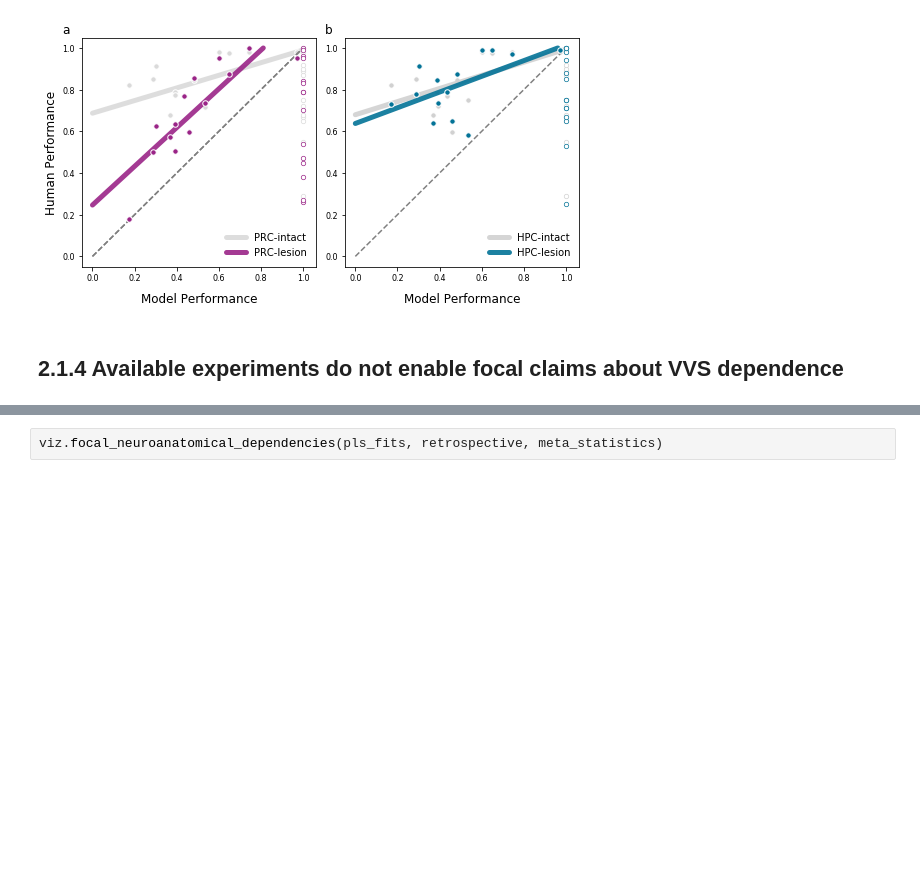
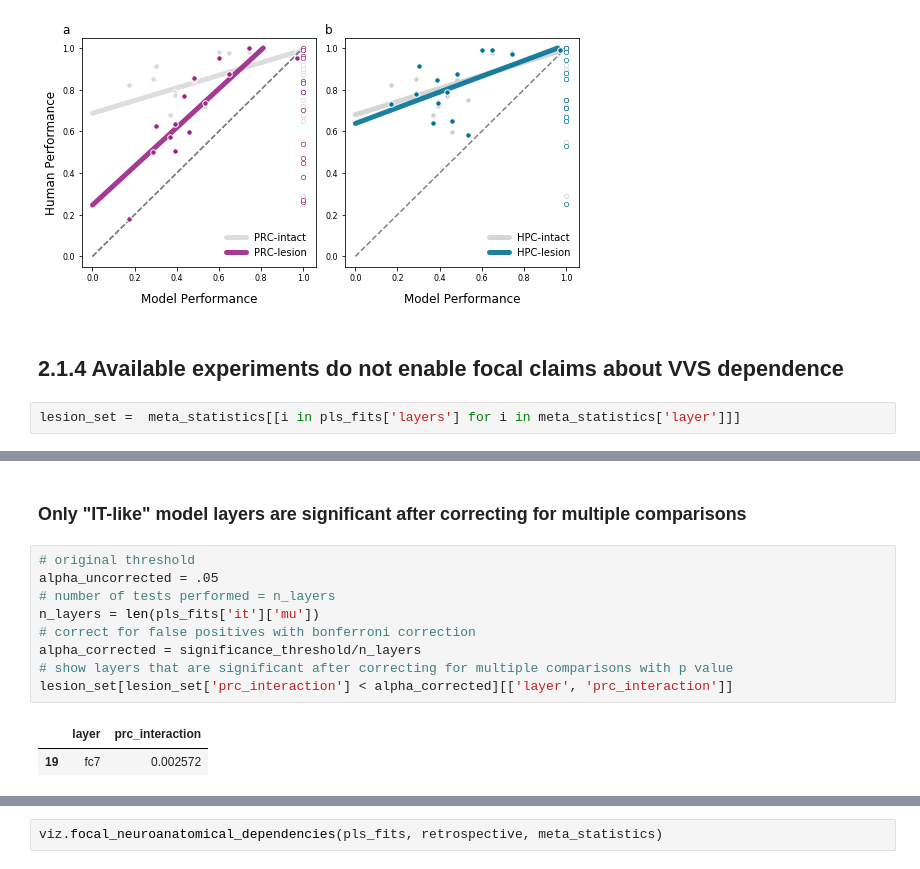
Before and after one commit to neuroailab/mtl_perception, a Jupyter notebook: summary/reporting_statistics.ipynb, the cells around one changed output, grey strips where cells are left out. Cells and saved outputs as stored; diff of their text form; blank space fills up the shorter version.

```diff
--- a/summary/reporting_statistics.ipynb
+++ b/summary/reporting_statistics.ipynb
@@ -181,3 +196,5 @@ viz.meta_analytic_results(it_layer, retrospective, misclassified)
 [figure]
 # %% [markdown]
 ## 2.1.4 Available experiments do not enable focal claims about VVS dependence
+# %%
+lesion_set =  meta_statistics[[i in pls_fits['layers'] for i in meta_statistics['layer']]]
@@ -183,0 +208,14 @@ viz.meta_analytic_results(it_layer, retrospective, misclassified)
+# %% [markdown]
+### Only "IT-like" model layers are significant after correcting for multiple comparisons
+# %%
+# original threshold
+alpha_uncorrected = .05
+# number of tests performed = n_layers
+n_layers = len(pls_fits['it']['mu'])
+# correct for false positives with bonferroni correction
+alpha_corrected = significance_threshold/n_layers
+# show layers that are significant after correcting for multiple comparisons with p value
+lesion_set[lesion_set['prc_interaction'] < alpha_corrected][['layer', 'prc_interaction']]
+# %% [output]
+|  | layer | prc_interaction |
+| 19 | fc7 | 0.002572 |
```
Also changed, not shown: parts of 127 cells of this notebook, 1 other file.
